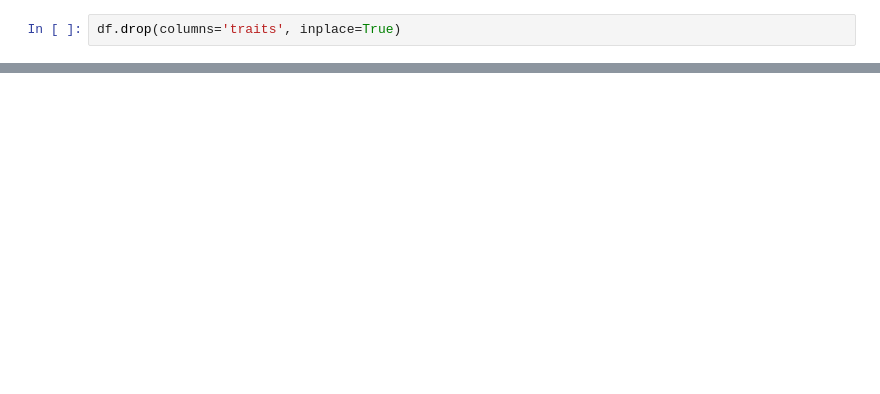
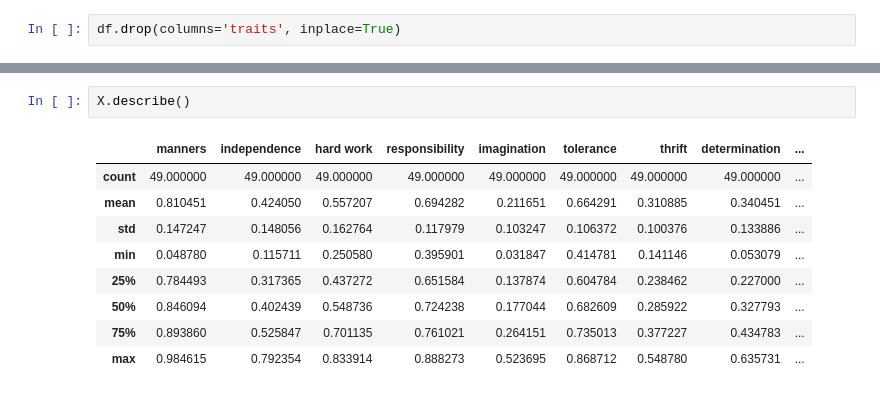
Before and after one commit to wplam107/world_values, a Jupyter notebook: notebooks/child_traits_functions.ipynb, the cells around one changed output, grey strips where cells are left out. Drawn from its saved outputs; the diff is of its cells as text; blank space fills up the shorter version.

```diff
--- a/notebooks/child_traits_functions.ipynb
+++ b/notebooks/child_traits_functions.ipynb
@@ -35,0 +120,12 @@ apriori(df, country='AND', selected_traits=['manners', 'independence'])
+# %%
+X.describe()
+# %% [output]
+|  | manners | independence | hard work | responsibility | imagination | tolerance | thrift | determination | ... |
+| count | 49.000000 | 49.000000 | 49.000000 | 49.000000 | 49.000000 | 49.000000 | 49.000000 | 49.000000 | ... |
+| mean | 0.810451 | 0.424050 | 0.557207 | 0.694282 | 0.211651 | 0.664291 | 0.310885 | 0.340451 | ... |
+| std | 0.147247 | 0.148056 | 0.162764 | 0.117979 | 0.103247 | 0.106372 | 0.100376 | 0.133886 | ... |
+| min | 0.048780 | 0.115711 | 0.250580 | 0.395901 | 0.031847 | 0.414781 | 0.141146 | 0.053079 | ... |
+| 25% | 0.784493 | 0.317365 | 0.437272 | 0.651584 | 0.137874 | 0.604784 | 0.238462 | 0.227000 | ... |
+| 50% | 0.846094 | 0.402439 | 0.548736 | 0.724238 | 0.177044 | 0.682609 | 0.285922 | 0.327793 | ... |
+| 75% | 0.893860 | 0.525847 | 0.701135 | 0.761021 | 0.264151 | 0.735013 | 0.377227 | 0.434783 | ... |
+| max | 0.984615 | 0.792354 | 0.833914 | 0.888273 | 0.523695 | 0.868712 | 0.548780 | 0.635731 | ... |
```
Also changed, not shown: parts of 17 cells of this notebook, 1 other file.
